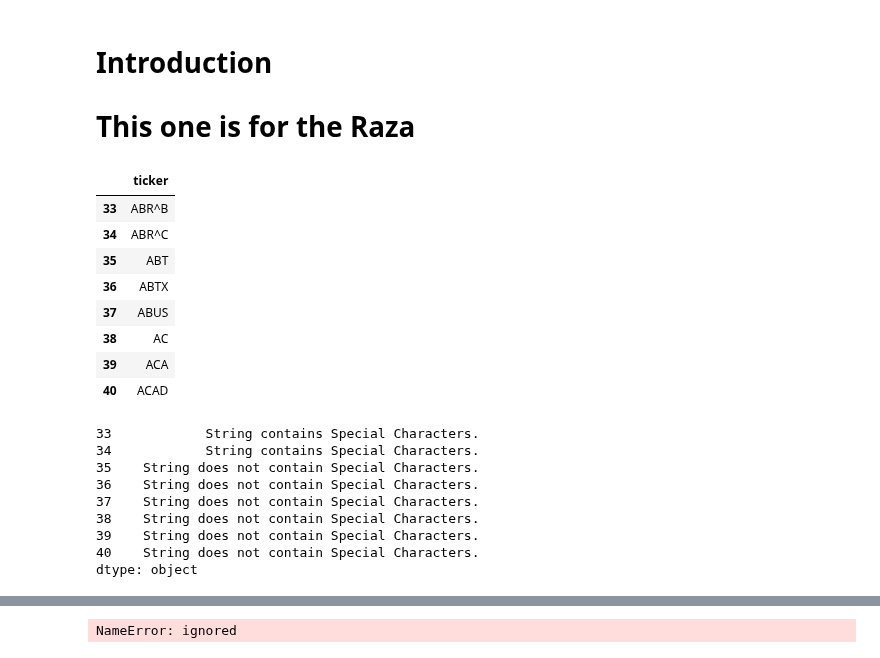
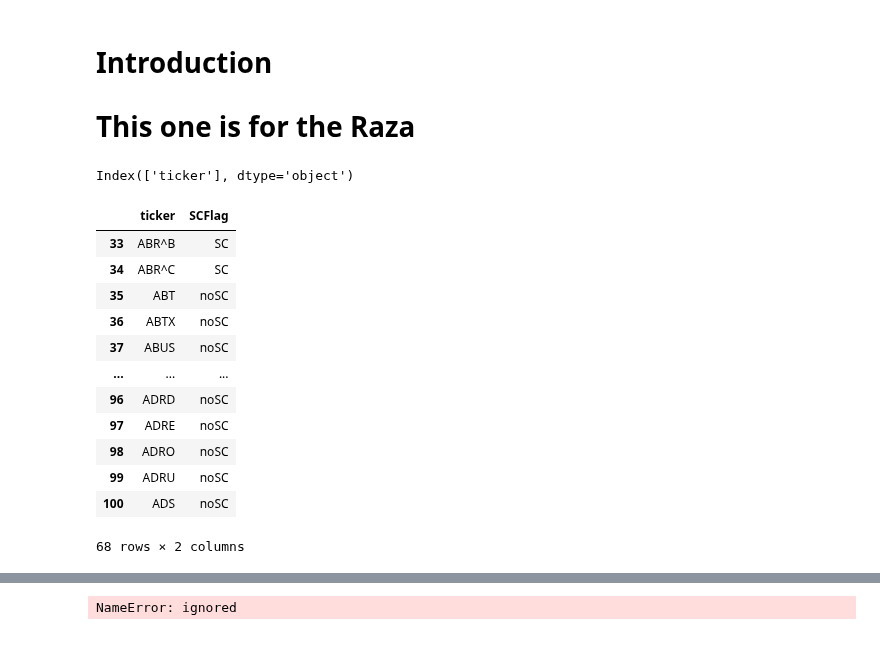
Before and after one commit to dcovarru/investmentsPython, a Jupyter notebook: investments.ipynb, the cells around one changed output, grey strips where cells are left out. Drawn from its saved outputs; the diff is of its cells as text; code cells hidden in the pictures.

```diff
--- a/investments.ipynb
+++ b/investments.ipynb
@@ -44,22 +45,14 @@ investData = pd.read_csv('https://dumbstockapi.com/stock?format=csv&countries=US
 # %%
 pd.DataFrame(investData).shape
 investData.shape
-investDataSubset = investData.ticker.loc[33:40]
-list(investDataSubset)
+investDataSubset = investData.ticker.loc[33:100]
+# list(investDataSubset)
 investDataSubsetDF = pd.DataFrame(investDataSubset)
 # str(investDataSubset.loc[0])
 investDataSubsetDF.columns.str.strip()
-investDataSubsetDF
+# investDataSubsetDF
 # %% [output]
-|  | ticker |
-| 33 | ABR^B |
-| 34 | ABR^C |
-| 35 | ABT |
-| 36 | ABTX |
-| 37 | ABUS |
-| 38 | AC |
-| 39 | ACA |
-| 40 | ACAD |
+Index(['ticker'], dtype='object')
 # %%
 #Python program to check if a string contains
 #any special characters or not
@@ -86,16 +80,21 @@ def check_splcharacter(test):
         #print(str(test))
         return("SC")
 # %%
-# investDataSubsetDF['SCFlag'] = investDataSubsetDF.apply(check_splcharacter, axis = 1)
-investDataSubsetDF.apply(check_splcharacter, axis = 1)
+investDataSubsetDF['SCFlag'] = investDataSubsetDF.apply(check_splcharacter, axis = 1)
+# investDataSubsetDF.apply(check_splcharacter, axis = 1)
 ## check_splcharacter(investDataSubset[33])
+investDataSubsetDF
 # %% [output]
+|  | ticker | SCFlag |
+| 33 | ABR^B | SC |
+| 34 | ABR^C | SC |
+| 35 | ABT | noSC |
+| 36 | ABTX | noSC |
+| 37 | ABUS | noSC |
+| ... | ... | ... |
+| 96 | ADRD | noSC |
+| 97 | ADRE | noSC |
+| 98 | ADRO | noSC |
+| 99 | ADRU | noSC |
+| 100 | ADS | noSC |
-33            String contains Special Characters.
-34            String contains Special Characters.
-35    String does not contain Special Characters.
-36    String does not contain Special Characters.
-37    String does not contain Special Characters.
-38    String does not contain Special Characters.
-39    String does not contain Special Characters.
-40    String does not contain Special Characters.
-dtype: object
+68 rows × 2 columns
```
Also changed, not shown: parts of 6 cells of this notebook.
